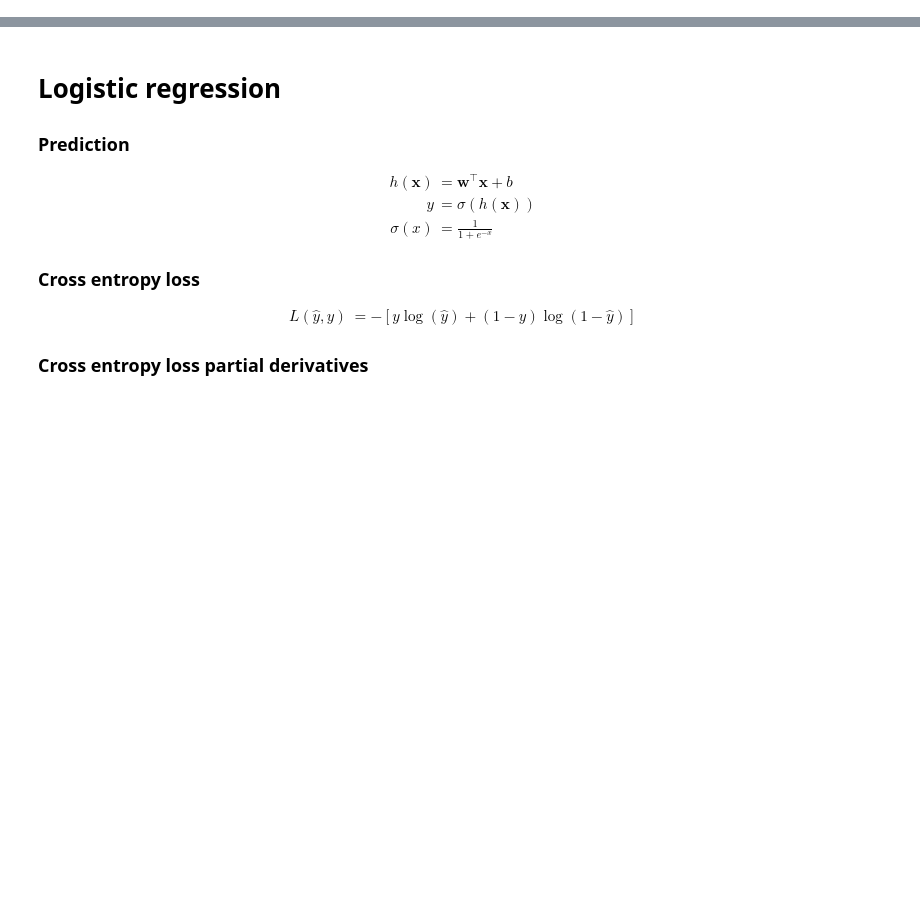
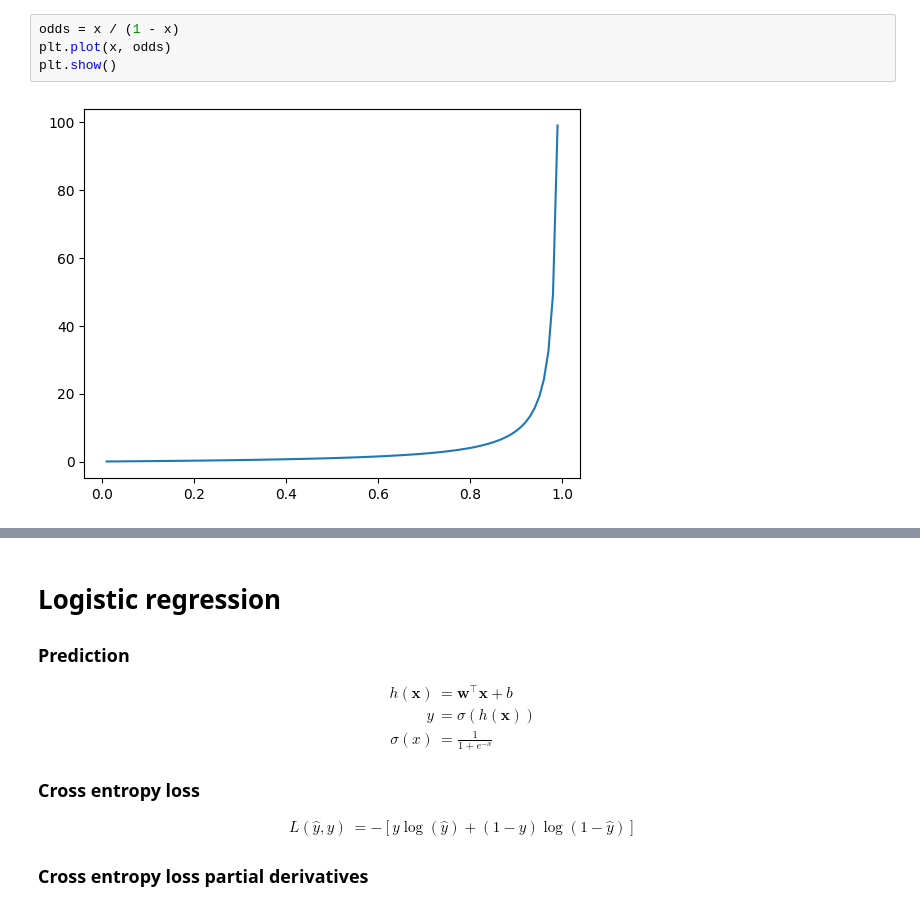
Before and after one commit to daredevil9215/MLFS, a Jupyter notebook: LogisticRegression.ipynb, the cells around one changed output, grey strips where cells are left out. Saved outputs shown, nothing was run; the diff lists cells and outputs as text; blank space fills up the shorter version.

```diff
--- a/LogisticRegression.ipynb
+++ b/LogisticRegression.ipynb
@@ -0,0 +27,6 @@
+# %%
+odds = x / (1 - x)
+plt.plot(x, odds)
+plt.show()
+# %% [output]
+[figure, added]
```
Also changed, not shown: parts of 10 cells of this notebook.
